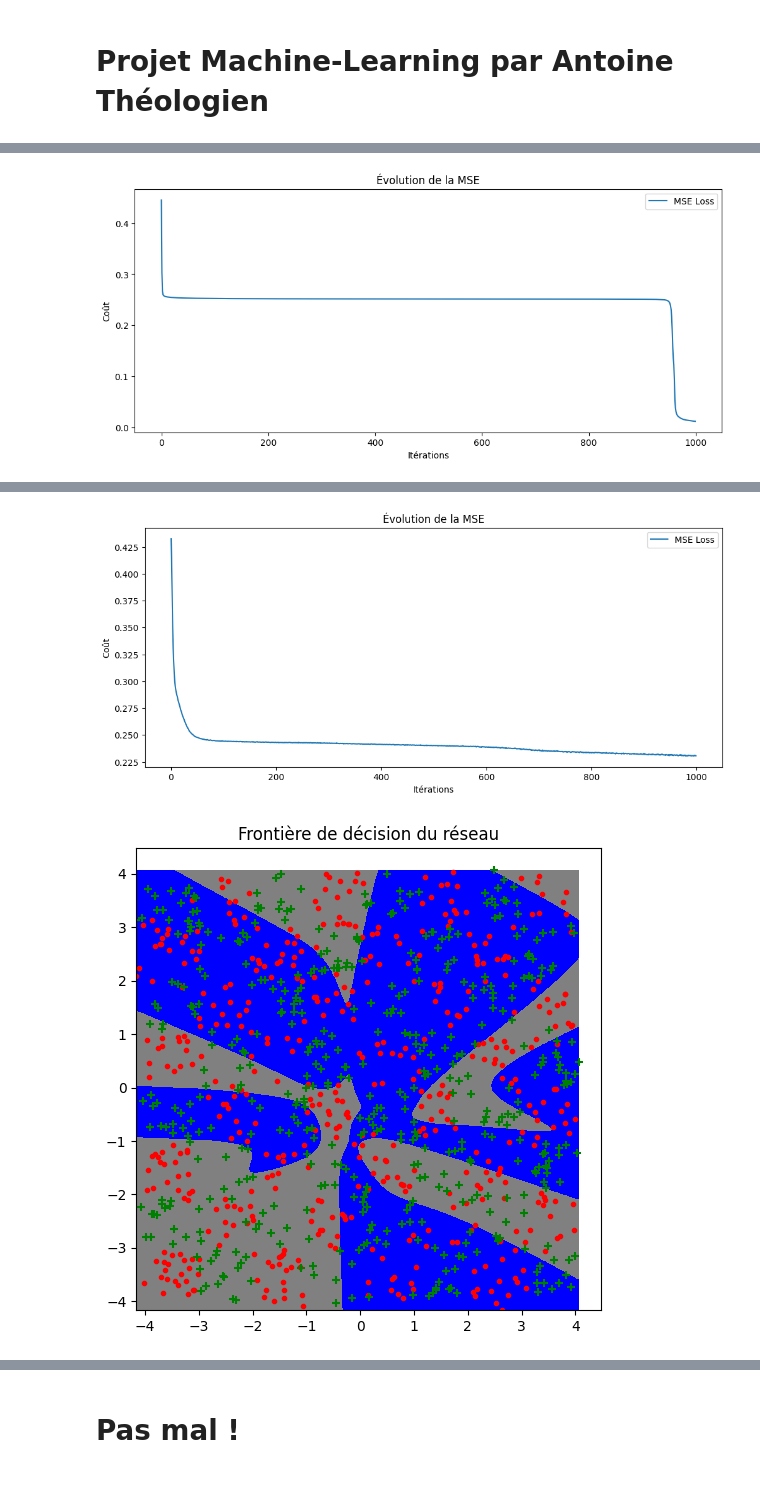
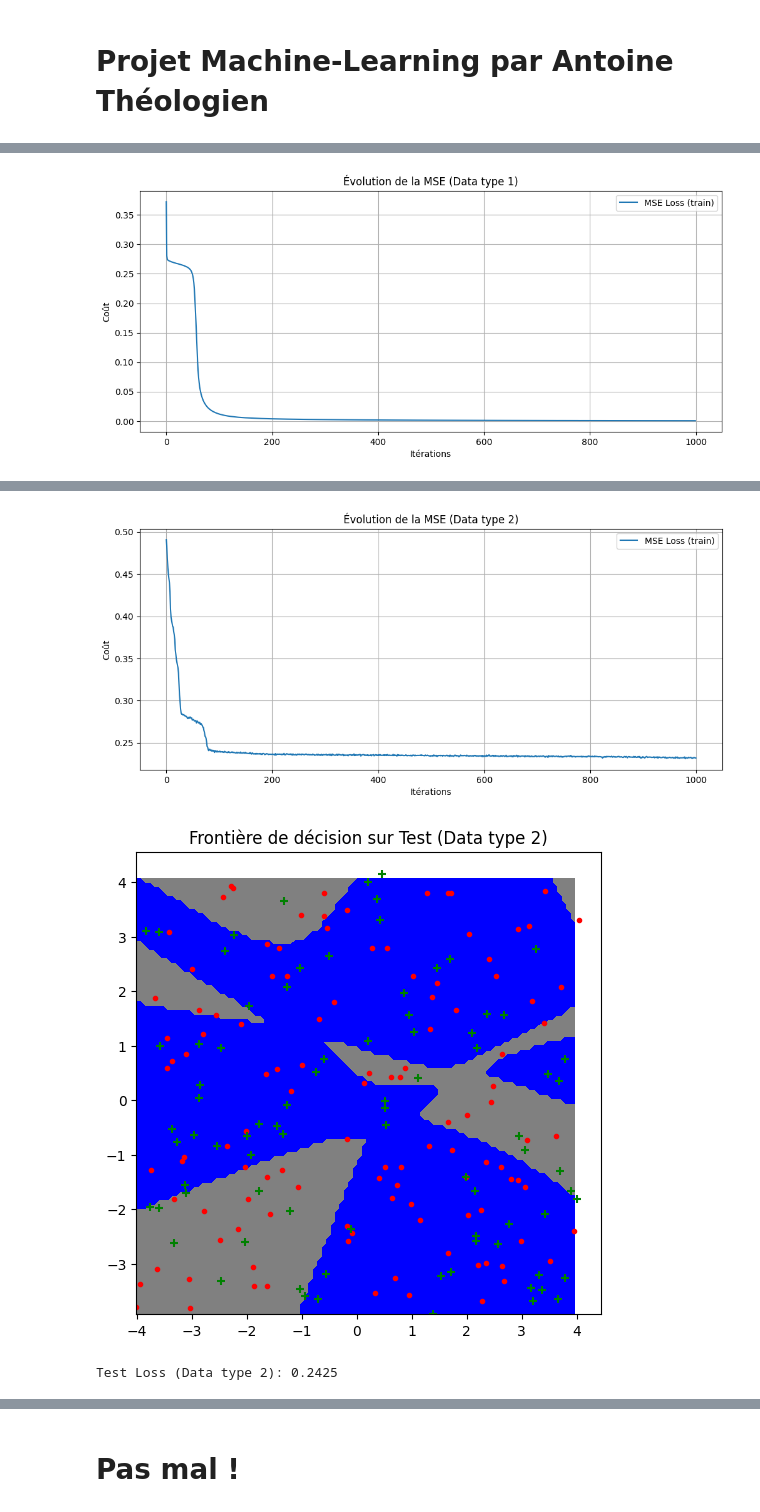
Before and after one commit to antothl/Neural-Networks-DIY, a Jupyter notebook: src/test_sequentiel.ipynb, the cells around one changed output, grey strips where cells are left out. Cells and saved outputs as stored; diff of their text form; code cells hidden in the pictures; blank space fills up the shorter version.

```diff
--- a/src/test_sequentiel.ipynb
+++ b/src/test_sequentiel.ipynb
@@ -47,29 +47,34 @@ network = Sequentiel(
     Sigmoide()
 )
 
+for i in [0, 1, 2]:
+    datax, datay = gen_arti(data_type=i, epsilon=0.1)
+    datay = np.where(datay == -1, 0, 1).reshape((-1, 1))
 
-for i in [0,1,2]:
-    datax, datay = gen_arti(data_type=i, epsilon=0.1)
-    datay = np.where(datay==-1,0,1).reshape((-1,1))
-
+    X_train, X_test, y_train, y_test = train_test_split(datax, datay, test_size=0.2, random_state=42)
 
     model = network
     loss = MSELoss()
 
-    # Entraînement
-    losses, trained_model = train_nn(datax, datay, model, loss, epochs=1000, lr=0.1, batch_size=32)
+    losses, trained_model = train_nn(X_train, y_train, model, loss, epochs=1000, lr=0.1, batch_size=32)
+
+    y_pred_test = trained_model.forward(X_test)
+    test_loss = np.mean(loss.forward(y_test, y_pred_test))
 
     plt.figure(figsize=(12, 5))
-    plt.plot(losses, label="MSE Loss")
+    plt.plot(losses, label="MSE Loss (train)")
     plt.xlabel("Itérations")
     plt.ylabel("Coût")
-    plt.title("Évolution de la MSE")
+    plt.title(f"Évolution de la MSE (Data type {i})")
     plt.legend()
+    plt.grid(True)
     plt.show()
 
     plt.figure(figsize=(6, 6))
-    plot_frontiere(datax, lambda x: np.round(trained_model.forward(x)), step=1000)
-    plot_data(datax, datay)
-    plt.title("Frontière de décision du réseau")
+    plot_frontiere(X_test, lambda x: np.round(trained_model.forward(x)), step=100)
+    plot_data(X_test, y_test)
+    plt.title(f"Frontière de décision sur Test (Data type {i})")
     plt.show()
+
+    print(f"Test Loss (Data type {i}): {test_loss:.4f}")
 # %% [output]
@@ -98 +104 @@ Epoch 900: Loss = 0.2510
-[figure, old version]
+[figure, new version]
@@ -110,2 +117,3 @@ Epoch 900: Loss = 0.2330
-[figure, old version]
+[figure, new version]
-[figure, old version]
+[figure, new version]
+Test Loss (Data type 2): 0.2425
```
Also changed, not shown: parts of 4 cells of this notebook, 8 other files.
